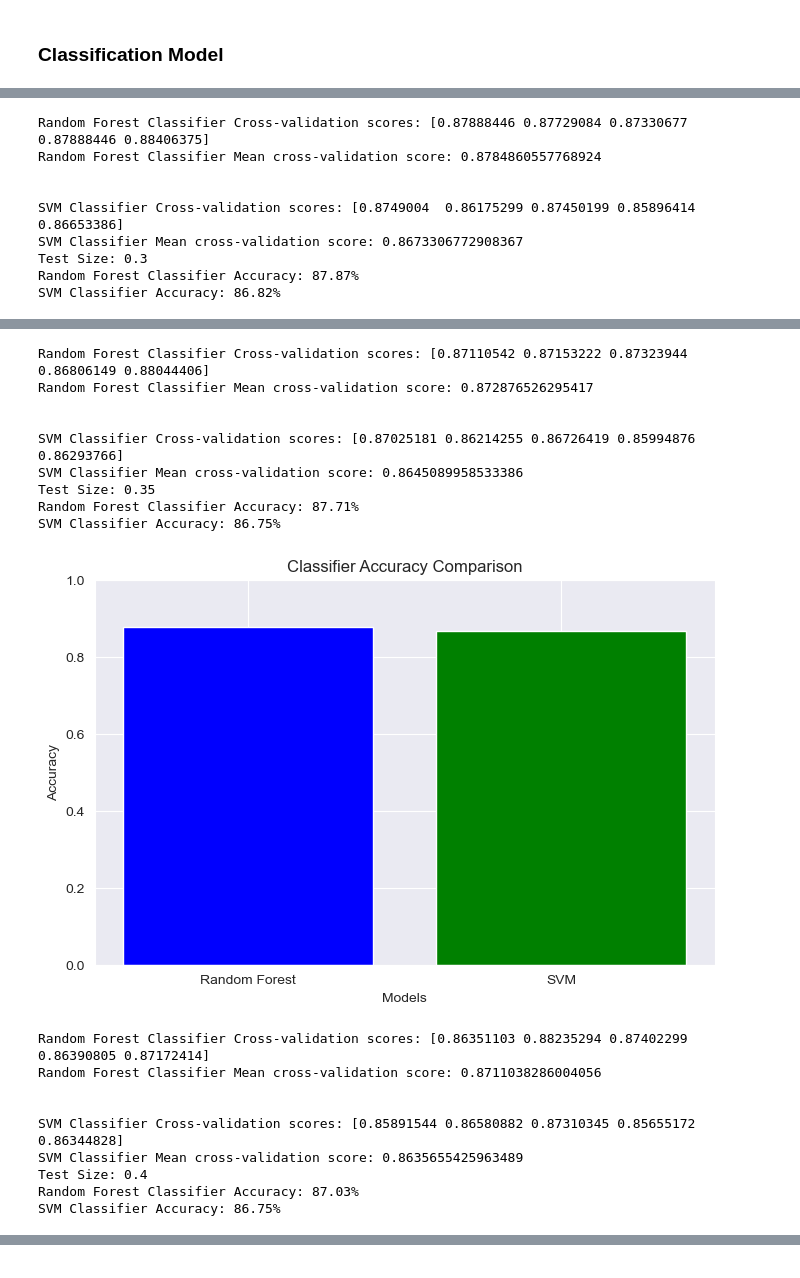
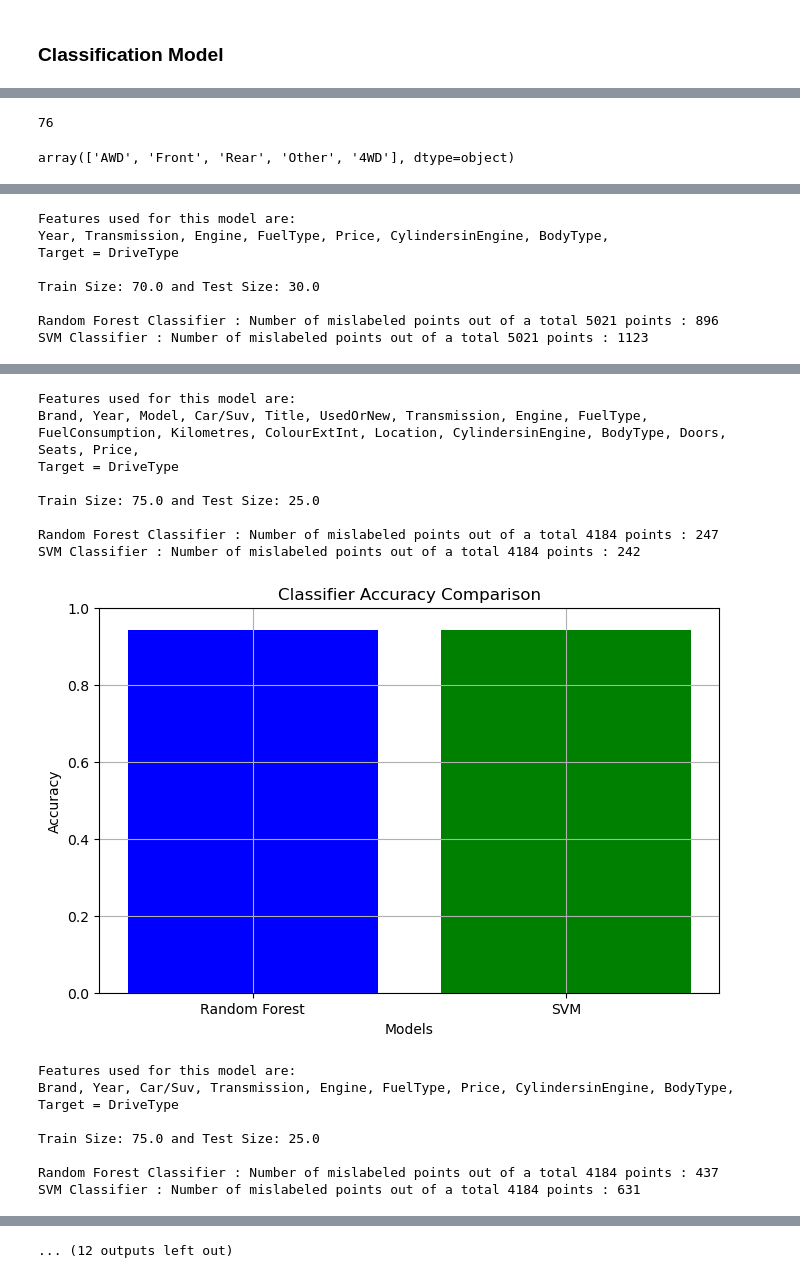
Before and after one commit to akinolu52/australia-vehincle-price-eda, a Jupyter notebook: explore_3.ipynb, the cells around one changed output, grey strips where cells are left out. Drawn from its saved outputs; the diff is of its cells as text; code cells hidden in the pictures.

```diff
--- a/explore_3.ipynb
+++ b/explore_3.ipynb
@@ -285,0 +297,4 @@ result
+# %%
+x = df.drop(columns=['DriveType']).columns
+', '.join(list(x))
+len(x)
@@ -286 +321,9 @@ result
+# %%
+df['Brand'].nunique()
+# %% [output]
+76
+# %%
+df['DriveType'].unique()
+# %% [output]
+array(['AWD', 'Front', 'Rear', 'Other', '4WD'], dtype=object)
 # %%
@@ -460,9 +529,17 @@ def run_classifiers_model(test_size):
 # %%
-# Loop through different test sizes and run the classifiers
-i = 0.2
-while i <= 0.4:
-    run_classifiers_model(i)
-    i = round(i + 0.05, 2)
+# Loop through different test sizes and different feature size and run the classifiers
+test_sizes = [0.3, 0.25, 0.2, 0.15]
+feature_sizes = ["all", "nine", "seven"]
+
+for t_size in test_sizes:
+    for f_size in feature_sizes:
+        x, y = get_x_y(f_size)
+        _b_model, _b_model_name, _b_model_accuracy = run_classifiers_model(t_size, x, y)
+
+        # if _b_model_accuracy > best_model_accuracy:
+        #     best_model_accuracy = _b_model_accuracy
+        #     best_model_name = _b_model_name
+        #     best_model = _b_model
 
 # Create a DataFrame from the results list
 results_df = pd.DataFrame(results)
@@ -484,9 +565,8 @@ SVM Classifier Accuracy: 86.28%
-Random Forest Classifier Cross-validation scores: [0.87888446 0.87729084 0.87330677 0.87888446 0.88406375]
-Random Forest Classifier Mean cross-validation score: 0.8784860557768924
+Features used for this model are:
+Year, Transmission, Engine, FuelType, Price, CylindersinEngine, BodyType,
+Target = DriveType
 
+Train Size: 70.0 and Test Size: 30.0
 
-SVM Classifier Cross-validation scores: [0.8749004  0.86175299 0.87450199 0.85896414 0.86653386]
-SVM Classifier Mean cross-validation score: 0.8673306772908367
-Test Size: 0.3
-Random Forest Classifier Accuracy: 87.87%
-SVM Classifier Accuracy: 86.82%
+Random Forest Classifier : Number of mislabeled points out of a total 5021 points : 896
+SVM Classifier : Number of mislabeled points out of a total 5021 points : 1123
@@ -494,19 +574,17 @@ SVM Classifier Accuracy: 86.82%
-Random Forest Classifier Cross-validation scores: [0.87110542 0.87153222 0.87323944 0.86806149 0.88044406]
-Random Forest Classifier Mean cross-validation score: 0.872876526295417
+Features used for this model are:
+Brand, Year, Model, Car/Suv, Title, UsedOrNew, Transmission, Engine, FuelType, FuelConsumption, Kilometres, ColourExtInt, Location, CylindersinEngine, BodyType, Doors, Seats, Price,
+Target = DriveType
 
+Train Size: 75.0 and Test Size: 25.0
 
-SVM Classifier Cross-validation scores: [0.87025181 0.86214255 0.86726419 0.85994876 0.86293766]
-SVM Classifier Mean cross-validation score: 0.8645089958533386
-Test Size: 0.35
-Random Forest Classifier Accuracy: 87.71%
-SVM Classifier Accuracy: 86.75%
+Random Forest Classifier : Number of mislabeled points out of a total 4184 points : 247
+SVM Classifier : Number of mislabeled points out of a total 4184 points : 242
-[figure, old version]
+[figure, new version]
-Random Forest Classifier Cross-validation scores: [0.86351103 0.88235294 0.87402299 0.86390805 0.87172414]
-Random Forest Classifier Mean cross-validation score: 0.8711038286004056
+Features used for this model are:
+Brand, Year, Car/Suv, Transmission, Engine, FuelType, Price, CylindersinEngine, BodyType,
+Target = DriveType
 
+Train Size: 75.0 and Test Size: 25.0
 
-SVM Classifier Cross-validation scores: [0.85891544 0.86580882 0.87310345 0.85655172 0.86344828]
-SVM Classifier Mean cross-validation score: 0.8635655425963489
-Test Size: 0.4
-Random Forest Classifier Accuracy: 87.03%
-SVM Classifier Accuracy: 86.75%
+Random Forest Classifier : Number of mislabeled points out of a total 4184 points : 437
+SVM Classifier : Number of mislabeled points out of a total 4184 points : 631
@@ -520,3 +601,4 @@ SVM Classifier Mean cross-validation score: 0.8633466135458168
+... (12 outputs left out)
 # %%
 print("Results DataFrame:")
 results_df
```
Also changed, not shown: parts of 12 cells of this notebook.
